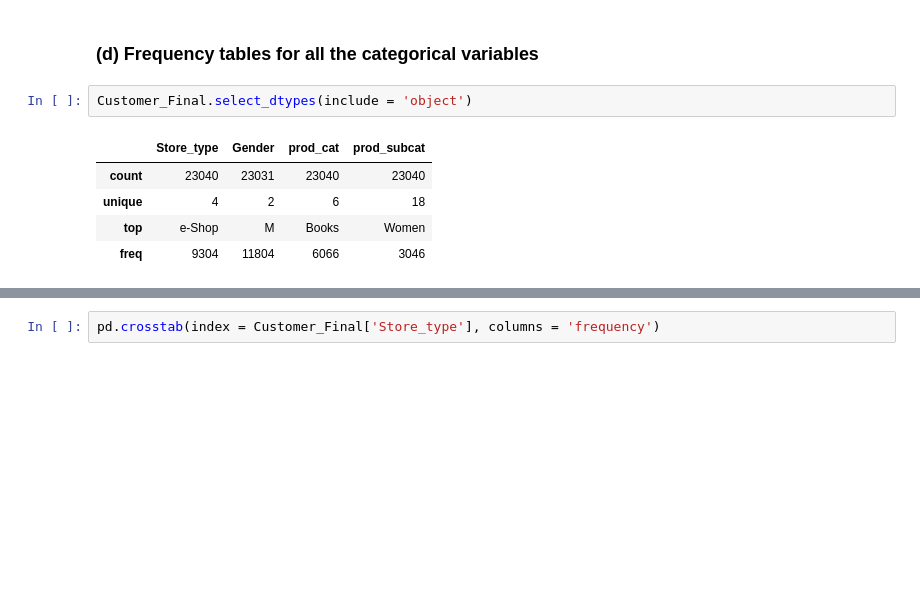
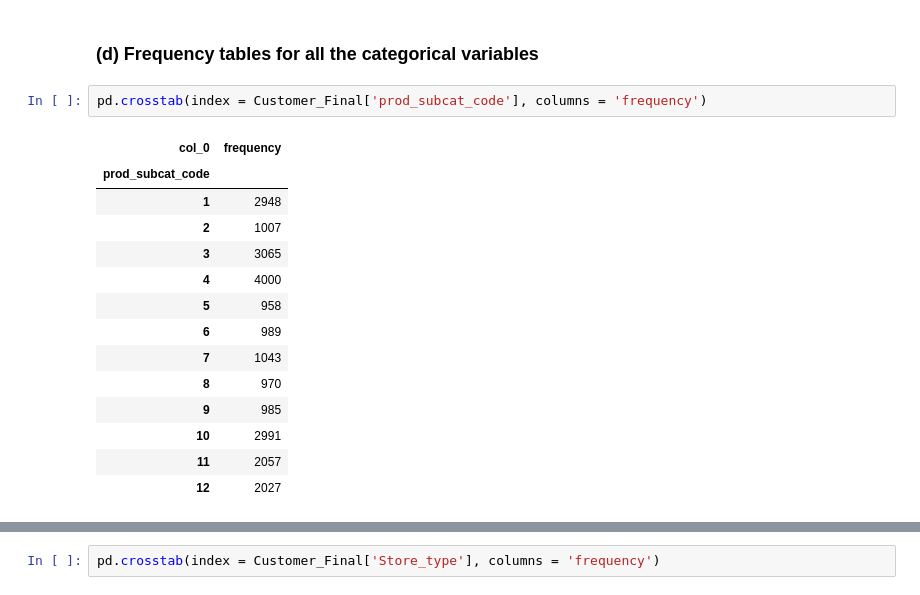
Before and after one commit to sakshisv/Retail-Case-Study, a Jupyter notebook: Retail Case Study (Python).ipynb, the cells around one changed output, grey strips where cells are left out. Saved outputs shown, nothing was run; the diff lists cells and outputs as text; blank space fills up the shorter version.

```diff
--- a/Retail Case Study (Python).ipynb
+++ b/Retail Case Study (Python).ipynb
@@ -216,10 +216,19 @@ Customer_Final.describe().loc[['min', '25%', '50%', '75%', 'max']]
 # %% [markdown]
 ### (d) Frequency tables for all the categorical variables
-# %%
-Customer_Final.select_dtypes(include = 'object')
-# %% [output]
-|  | Store_type | Gender | prod_cat | prod_subcat |
-| count | 23040 | 23031 | 23040 | 23040 |
-| unique | 4 | 2 | 6 | 18 |
-| top | e-Shop | M | Books | Women |
-| freq | 9304 | 11804 | 6066 | 3046 |
+# %%
+pd.crosstab(index = Customer_Final['prod_subcat_code'], columns = 'frequency')
+# %% [output]
+| col_0 | frequency |
+| prod_subcat_code |  |
+| 1 | 2948 |
+| 2 | 1007 |
+| 3 | 3065 |
+| 4 | 4000 |
+| 5 | 958 |
+| 6 | 989 |
+| 7 | 1043 |
+| 8 | 970 |
+| 9 | 985 |
+| 10 | 2991 |
+| 11 | 2057 |
+| 12 | 2027 |
```
Also changed, not shown: parts of 7 cells of this notebook.
